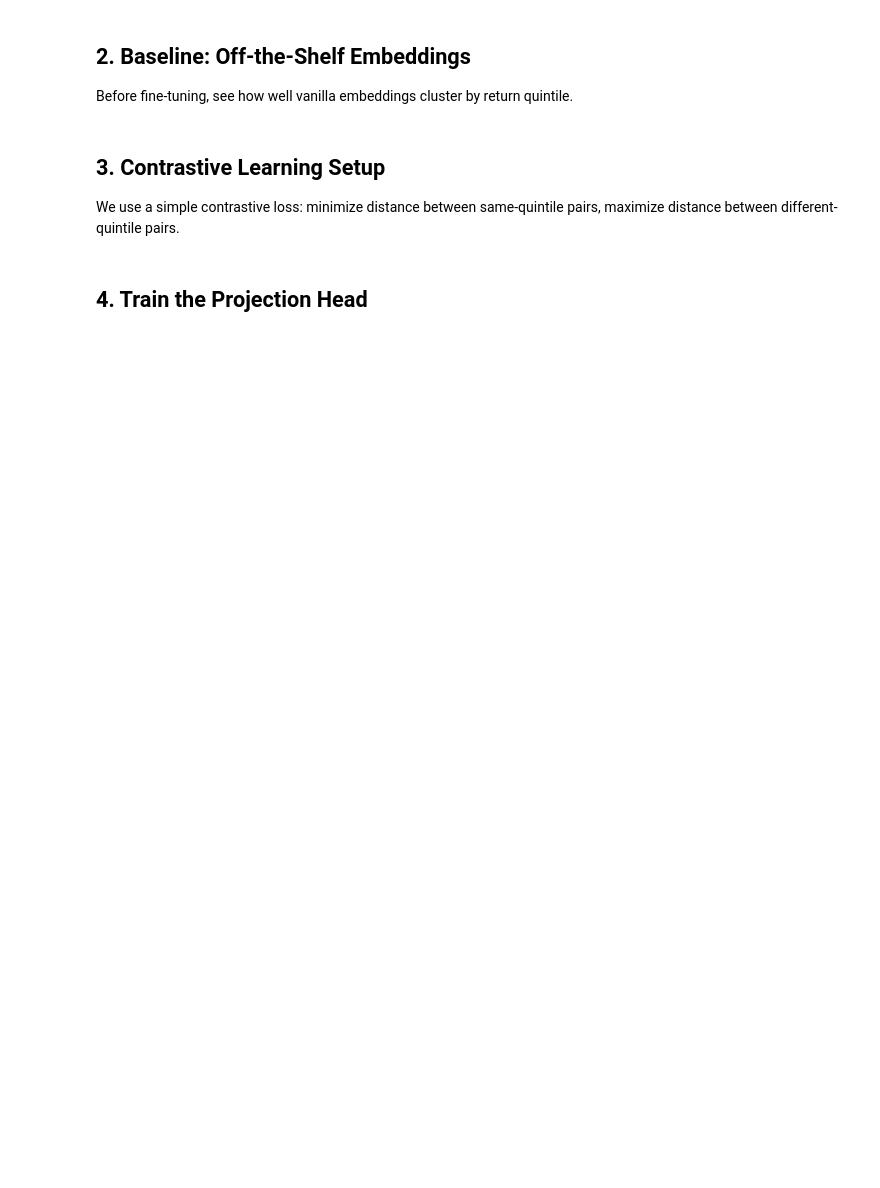
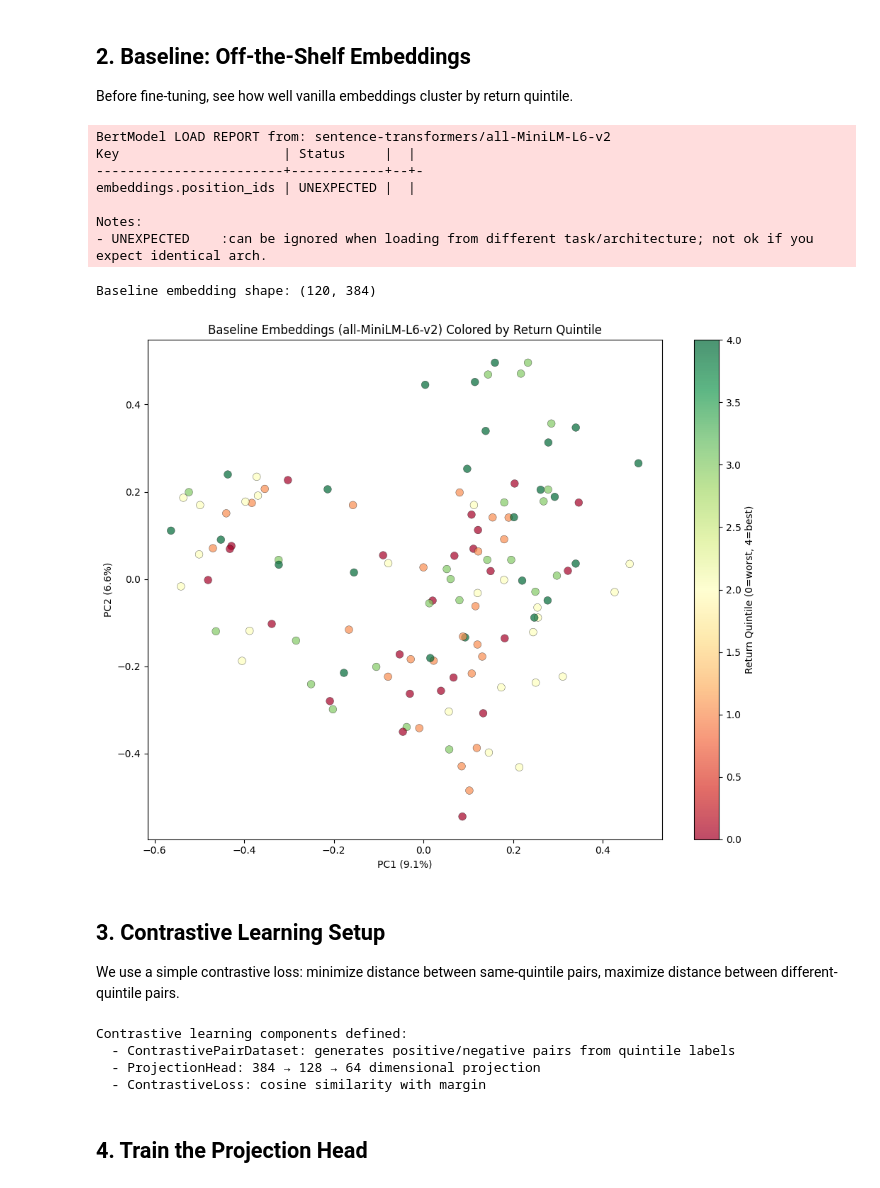
Before and after one commit to loftusa/TorchLeet, a Jupyter notebook: numerai/05-Contrastive-Financial-Embeddings/contrastive-financial-embeddings_SOLN.ipynb, the cells around one changed output. Drawn from its saved outputs; the diff is of its cells as text; code cells hidden in the pictures; blank space fills up the shorter version.

```diff
--- a/numerai/05-Contrastive-Financial-Embeddings/contrastive-financial-embeddings_SOLN.ipynb
+++ b/numerai/05-Contrastive-Financial-Embeddings/contrastive-financial-embeddings_SOLN.ipynb
@@ -90,23 +127,43 @@ print(df.groupby("quintile")["return"].agg(["mean", "std", "count"]).to_string()
 Before fine-tuning, see how well vanilla embeddings cluster by return quintile.
 # %%
 # Generate baseline embeddings
-model = SentenceTransformer('all-MiniLM-L6-v2')
-baseline_embeddings = model.encode(df["headline"].tolist(), show_progress_bar=True, convert_to_numpy=True)
+model = SentenceTransformer("all-MiniLM-L6-v2")
+baseline_embeddings = model.encode(
+    df["headline"].tolist(), show_progress_bar=True, convert_to_numpy=True
+)
 print(f"Baseline embedding shape: {baseline_embeddings.shape}")
 
 # Visualize with PCA
 pca = PCA(n_components=2)
 emb_2d = pca.fit_transform(baseline_embeddings)
 
 fig, ax = plt.subplots(figsize=(10, 8))
-scatter = ax.scatter(emb_2d[:, 0], emb_2d[:, 1], c=df["quintile"], cmap="RdYlGn",
-                     alpha=0.7, s=60, edgecolors='black', linewidth=0.3)
+scatter = ax.scatter(
+    emb_2d[:, 0],
+    emb_2d[:, 1],
+    c=df["quintile"],
+    cmap="RdYlGn",
+    alpha=0.7,
+    s=60,
+    edgecolors="black",
+    linewidth=0.3,
+)
 plt.colorbar(scatter, label="Return Quintile (0=worst, 4=best)")
 ax.set_xlabel(f"PC1 ({pca.explained_variance_ratio_[0]:.1%})")
 ax.set_ylabel(f"PC2 ({pca.explained_variance_ratio_[1]:.1%})")
 ax.set_title("Baseline Embeddings (all-MiniLM-L6-v2) Colored by Return Quintile")
 plt.tight_layout()
 plt.show()
+# %% [output]
+BertModel LOAD REPORT from: sentence-transformers/all-MiniLM-L6-v2
+Key                     | Status     |  |
+------------------------+------------+--+-
+embeddings.position_ids | UNEXPECTED |  |
+
+Notes:
+- UNEXPECTED    :can be ignored when loading from different task/architecture; not ok if you expect identical arch.
+Baseline embedding shape: (120, 384)
+[figure, added]
 # %% [markdown]
 ## 3. Contrastive Learning Setup
 We use a simple contrastive loss: minimize distance between same-quintile pairs, maximize distance between different-quintile pairs.
@@ -116,6 +173,7 @@ class ContrastivePairDataset(Dataset):
     Positive pairs: same return quintile
     Negative pairs: different return quintile
     """
+
     def __init__(self, embeddings, quintiles, n_pairs=1000):
         self.embeddings = torch.tensor(embeddings, dtype=torch.float32)
         self.quintiles = np.array(quintiles)
@@ -147,11 +205,16 @@ class ContrastivePairDataset(Dataset):
             pair_idx = np.random.choice(self.quintile_indices[pair_q])
             label = 0.0
 
-        return self.embeddings[anchor_idx], self.embeddings[pair_idx], torch.tensor(label)
+        return (
+            self.embeddings[anchor_idx],
+            self.embeddings[pair_idx],
+            torch.tensor(label),
+        )
 
 
 class ProjectionHead(nn.Module):
     """Small projection head to fine-tune embedding space."""
+
     def __init__(self, input_dim=384, hidden_dim=128, output_dim=64):
         super().__init__()
         self.net = nn.Sequential(
@@ -166,6 +229,7 @@ class ProjectionHead(nn.Module):
 
 class ContrastiveLoss(nn.Module):
     """Contrastive loss with cosine similarity."""
+
     def __init__(self, margin=0.5):
         super().__init__()
         self.margin = margin
@@ -180,9 +244,16 @@ class ContrastiveLoss(nn.Module):
 
 
 print("Contrastive learning components defined:")
-print("  - ContrastivePairDataset: generates positive/negative pairs from quintile labels")
+print(
+    "  - ContrastivePairDataset: generates positive/negative pairs from quintile labels"
+)
 print("  - ProjectionHead: 384 \u2192 128 \u2192 64 dimensional projection")
 print("  - ContrastiveLoss: cosine similarity with margin")
+# %% [output]
+Contrastive learning components defined:
+  - ContrastivePairDataset: generates positive/negative pairs from quintile labels
+  - ProjectionHead: 384 → 128 → 64 dimensional projection
+  - ContrastiveLoss: cosine similarity with margin
 # %% [markdown]
 ## 4. Train the Projection Head
 # %%
```
Also changed, not shown: parts of 4 cells of this notebook, 15 other files.
